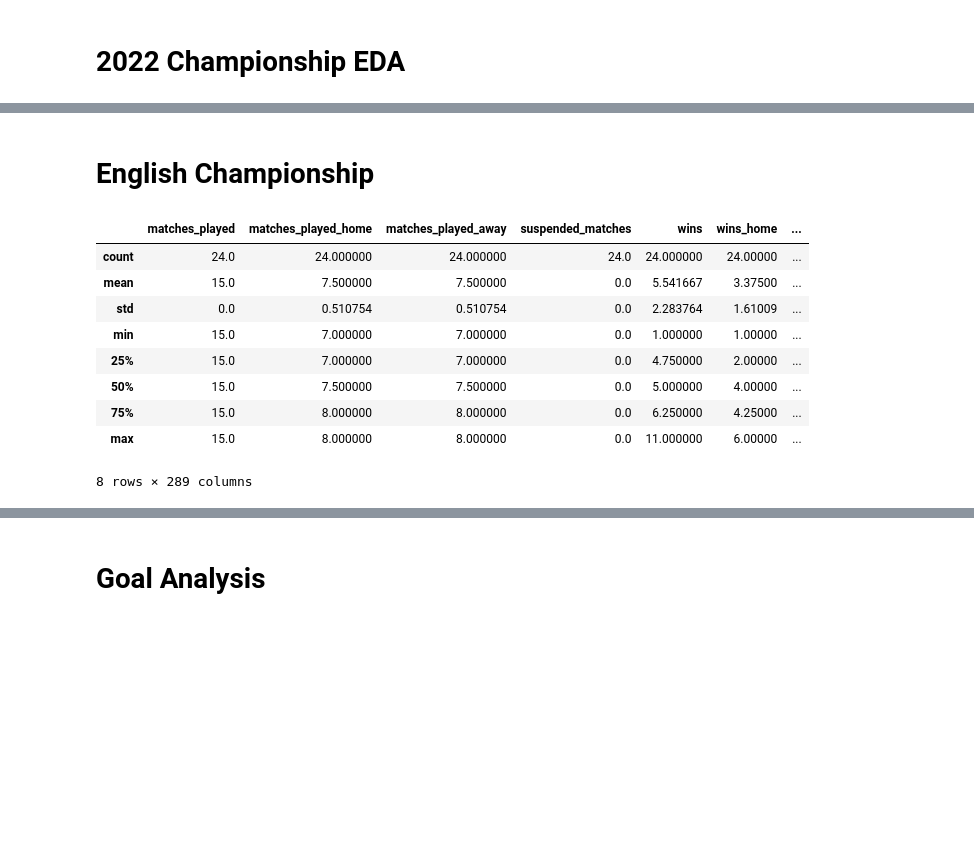
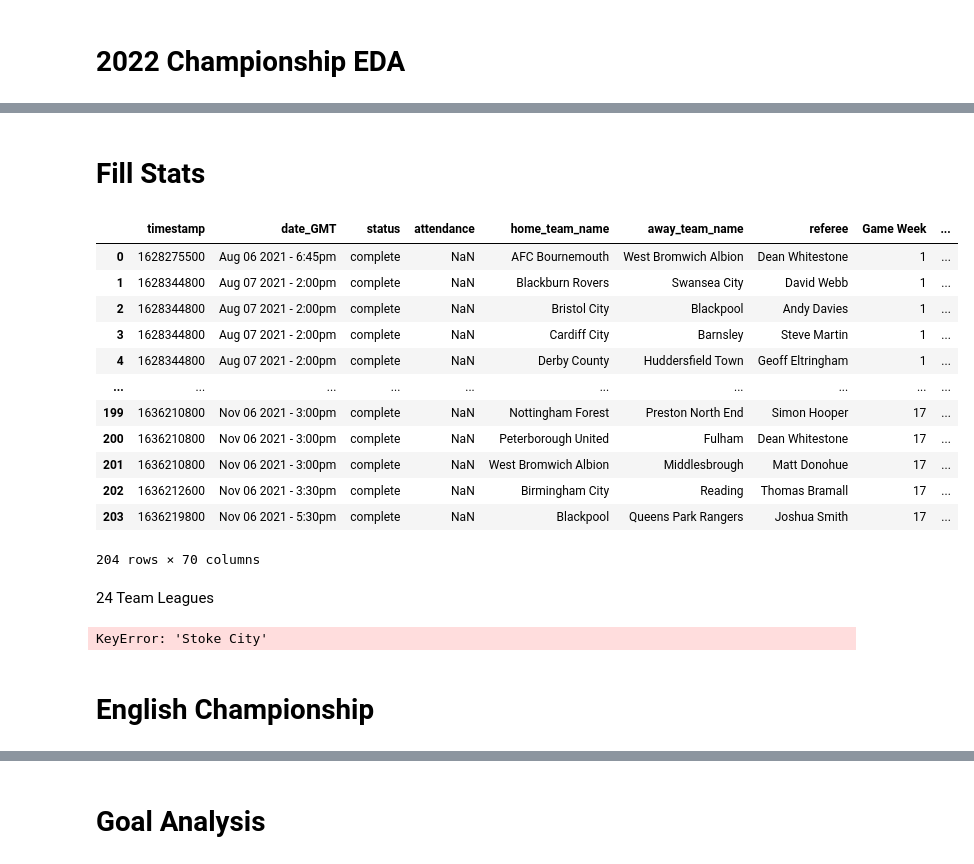
Before and after one commit to dkeyer/English-_Championship_2021, a Jupyter notebook: all_leagues/2022_all_leagues_EDA.ipynb, the cells around one changed output, grey strips where cells are left out. Cells and saved outputs as stored; diff of their text form; code cells hidden in the pictures; blank space fills up the shorter version.

```diff
--- a/all_leagues/2022_all_leagues_EDA.ipynb
+++ b/all_leagues/2022_all_leagues_EDA.ipynb
@@ -25,0 +84,2 @@ segunda_games = segunda_games.loc[segunda_games['status'] == 'complete']
+# %% [markdown]
+# Fill Stats
@@ -26,15 +163,25 @@ segunda_games = segunda_games.loc[segunda_games['status'] == 'complete']
+# %%
+champ_games
+# %% [output]
+|  | timestamp | date_GMT | status | attendance | home_team_name | away_team_name | referee | Game Week | ... |
+| 0 | 1628275500 | Aug 06 2021 - 6:45pm | complete | NaN | AFC Bournemouth | West Bromwich Albion | Dean Whitestone | 1 | ... |
+| 1 | 1628344800 | Aug 07 2021 - 2:00pm | complete | NaN | Blackburn Rovers | Swansea City | David Webb | 1 | ... |
+| 2 | 1628344800 | Aug 07 2021 - 2:00pm | complete | NaN | Bristol City | Blackpool | Andy Davies | 1 | ... |
+| 3 | 1628344800 | Aug 07 2021 - 2:00pm | complete | NaN | Cardiff City | Barnsley | Steve Martin | 1 | ... |
+| 4 | 1628344800 | Aug 07 2021 - 2:00pm | complete | NaN | Derby County | Huddersfield Town | Geoff Eltringham | 1 | ... |
+| ... | ... | ... | ... | ... | ... | ... | ... | ... | ... |
+| 199 | 1636210800 | Nov 06 2021 - 3:00pm | complete | NaN | Nottingham Forest | Preston North End | Simon Hooper | 17 | ... |
+| 200 | 1636210800 | Nov 06 2021 - 3:00pm | complete | NaN | Peterborough United | Fulham | Dean Whitestone | 17 | ... |
+| 201 | 1636210800 | Nov 06 2021 - 3:00pm | complete | NaN | West Bromwich Albion | Middlesbrough | Matt Donohue | 17 | ... |
+| 202 | 1636212600 | Nov 06 2021 - 3:30pm | complete | NaN | Birmingham City | Reading | Thomas Bramall | 17 | ... |
+| 203 | 1636219800 | Nov 06 2021 - 5:30pm | complete | NaN | Blackpool | Queens Park Rangers | Joshua Smith | 17 | ... |
+204 rows × 70 columns
+# %% [markdown]
+24 Team Leagues
+# %%
+for i in range (0,24):
+    fill_stats(champ_team_stats['common_name'][i], champ_games, champ_xg_stats, champ_xga_stats, champ_corner_stats)
+# %% [output]
+KeyError: 'Stoke City'
 # %% [markdown]
 # English Championship
-# %%
-champ_team_stats.describe()
-# %% [output]
-|  | matches_played | matches_played_home | matches_played_away | suspended_matches | wins | wins_home | ... |
-| count | 24.0 | 24.000000 | 24.000000 | 24.0 | 24.000000 | 24.00000 | ... |
-| mean | 15.0 | 7.500000 | 7.500000 | 0.0 | 5.541667 | 3.37500 | ... |
-| std | 0.0 | 0.510754 | 0.510754 | 0.0 | 2.283764 | 1.61009 | ... |
-| min | 15.0 | 7.000000 | 7.000000 | 0.0 | 1.000000 | 1.00000 | ... |
-| 25% | 15.0 | 7.000000 | 7.000000 | 0.0 | 4.750000 | 2.00000 | ... |
-| 50% | 15.0 | 7.500000 | 7.500000 | 0.0 | 5.000000 | 4.00000 | ... |
-| 75% | 15.0 | 8.000000 | 8.000000 | 0.0 | 6.250000 | 4.25000 | ... |
-| max | 15.0 | 8.000000 | 8.000000 | 0.0 | 11.000000 | 6.00000 | ... |
-8 rows × 289 columns
```
Also changed, not shown: parts of 43 cells of this notebook.
